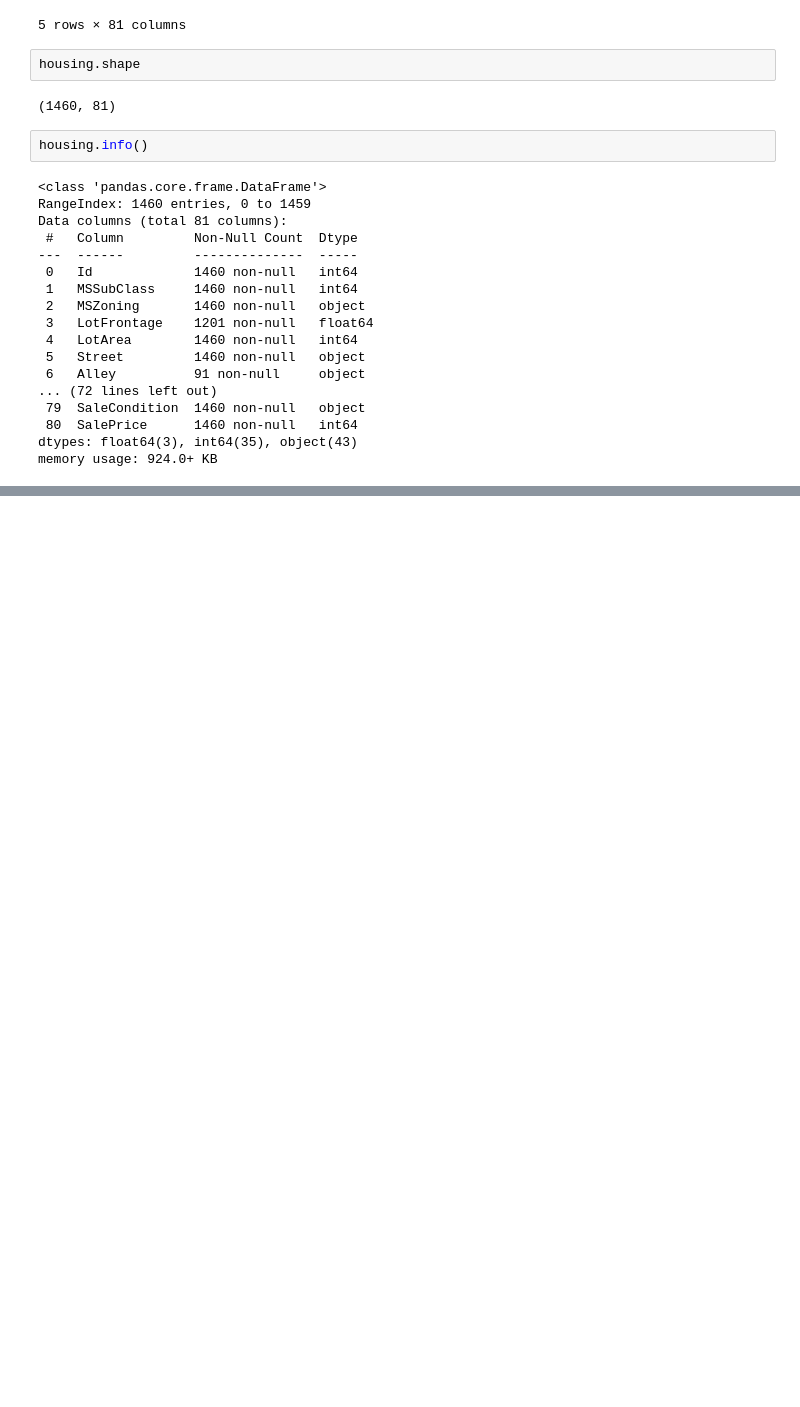
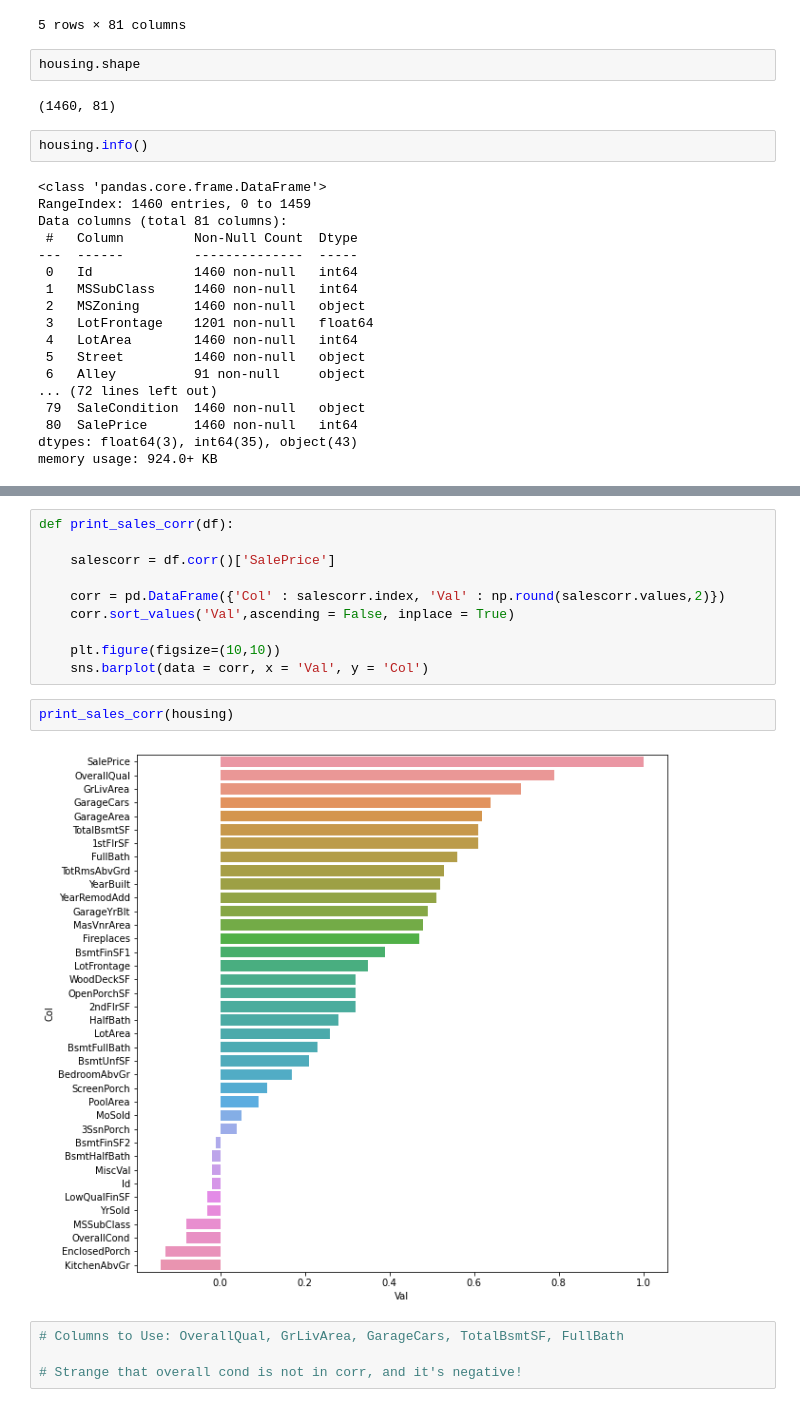
Before and after one commit to Nikalozj/House-Prices-Kaggle, a Jupyter notebook: Exploratory Data Analysis.ipynb, the cells around one changed output, grey strips where cells are left out. Drawn from its saved outputs; the diff is of its cells as text; blank space fills up the shorter version.

```diff
--- a/Exploratory Data Analysis.ipynb
+++ b/Exploratory Data Analysis.ipynb
@@ -41,0 +59,18 @@ memory usage: 924.0+ KB
+# %%
+def print_sales_corr(df):
+
+    salescorr = df.corr()['SalePrice']
+
+    corr = pd.DataFrame({'Col' : salescorr.index, 'Val' : np.round(salescorr.values,2)})
+    corr.sort_values('Val',ascending = False, inplace = True)
+
+    plt.figure(figsize=(10,10))
+    sns.barplot(data = corr, x = 'Val', y = 'Col')
+# %%
+print_sales_corr(housing)
+# %% [output]
+[figure, added]
+# %%
+# Columns to Use: OverallQual, GrLivArea, GarageCars, TotalBsmtSF, FullBath
+
+# Strange that overall cond is not in corr, and it's negative!
```
Also changed, not shown: parts of 4 cells of this notebook.
